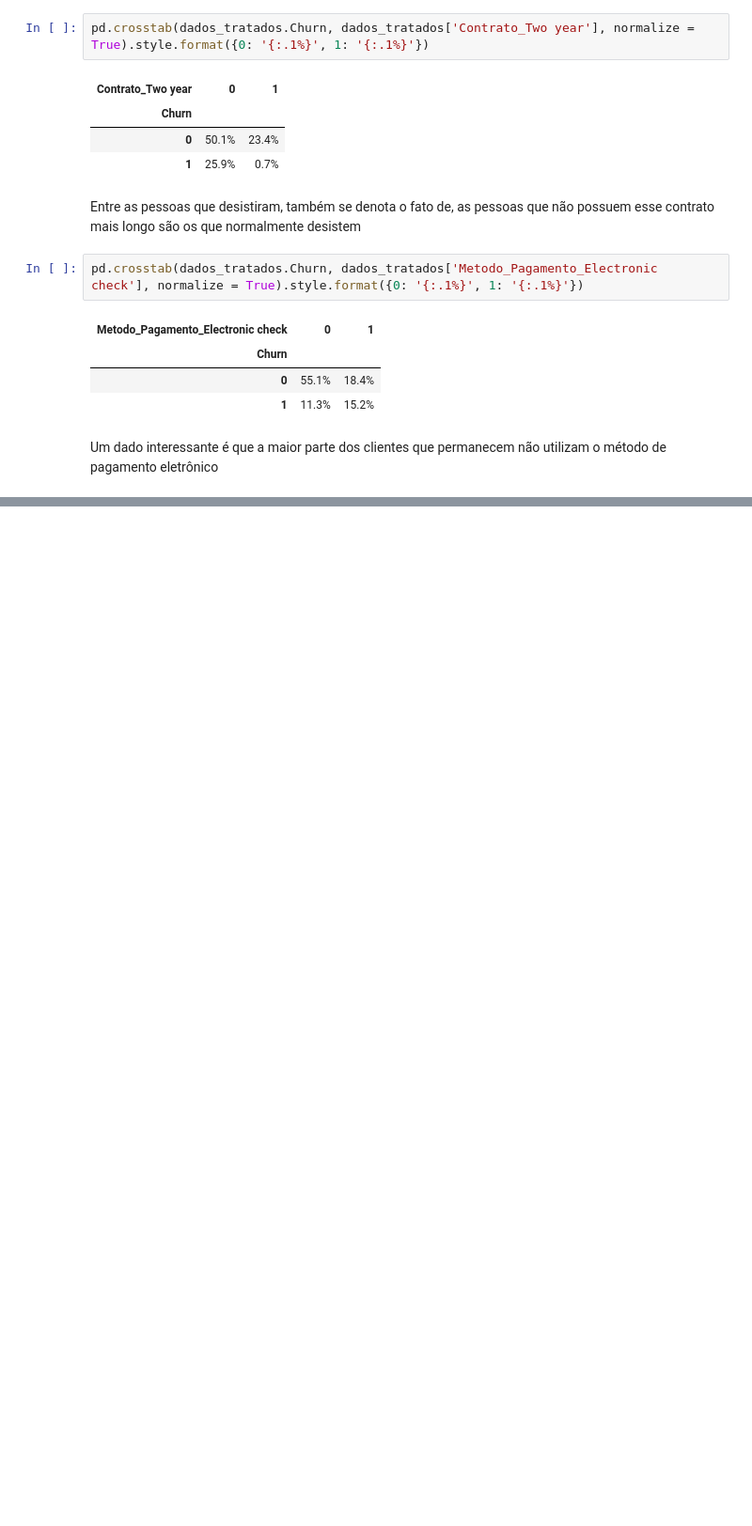
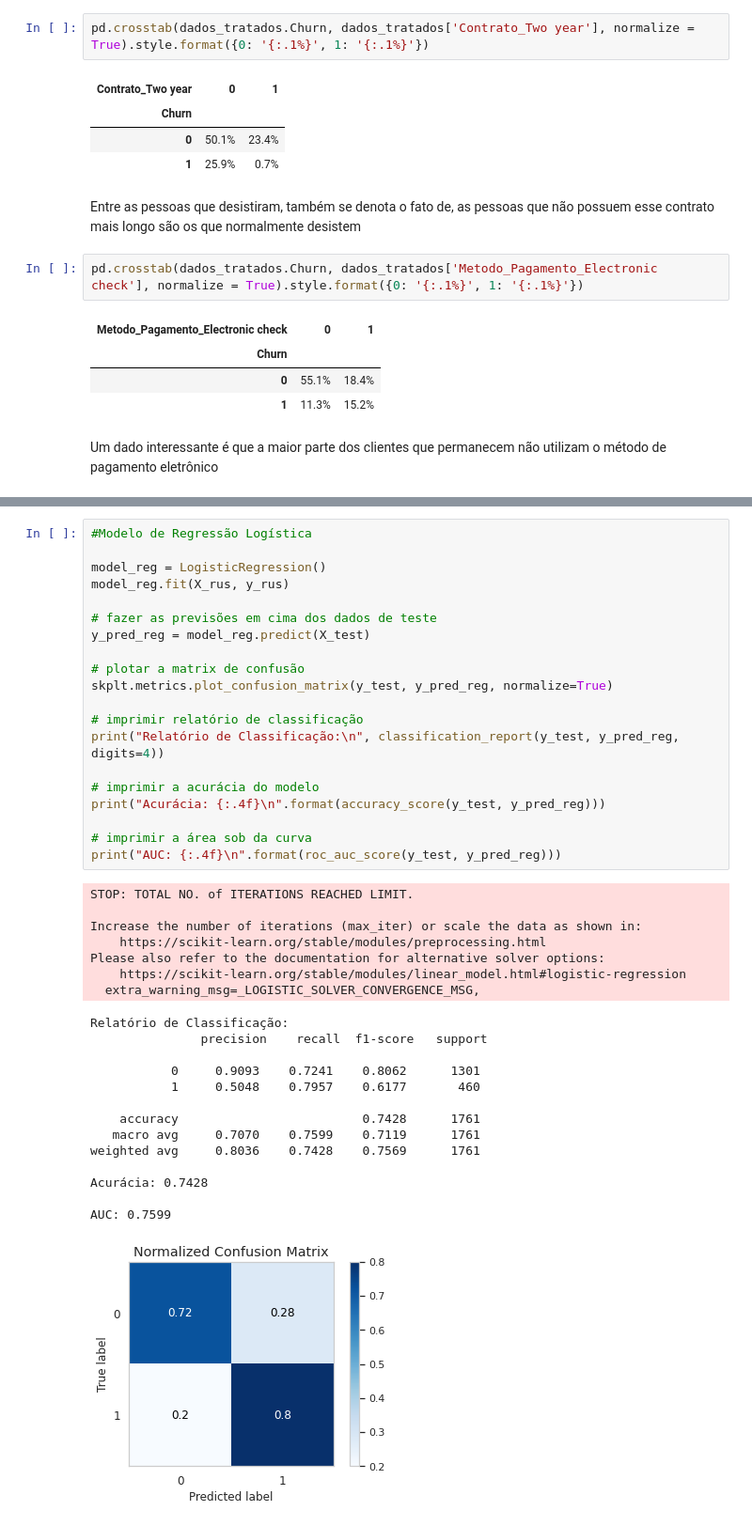
Before and after one commit to LucasdgRibeiro/Challenge-Data-Science-Alura, a Jupyter notebook: ChurndeClientes.ipynb, the cells around one changed output, grey strips where cells are left out. Shown at 94% size. Cells and saved outputs as stored; diff of their text form; blank space fills up the shorter version.

```diff
--- a/ChurndeClientes.ipynb
+++ b/ChurndeClientes.ipynb
@@ -676,0 +795,42 @@ Um dado interessante é que a maior parte dos clientes que permanecem não utili
+# %%
+#Modelo de Regressão Logística
+
+model_reg = LogisticRegression()
+model_reg.fit(X_rus, y_rus)
+
+# fazer as previsões em cima dos dados de teste
+y_pred_reg = model_reg.predict(X_test)
+
+# plotar a matrix de confusão
+skplt.metrics.plot_confusion_matrix(y_test, y_pred_reg, normalize=True)
+
+# imprimir relatório de classificação
+print("Relatório de Classificação:\n", classification_report(y_test, y_pred_reg, digits=4))
+
+# imprimir a acurácia do modelo
+print("Acurácia: {:.4f}\n".format(accuracy_score(y_test, y_pred_reg)))
+
+# imprimir a área sob da curva
+print("AUC: {:.4f}\n".format(roc_auc_score(y_test, y_pred_reg)))
+# %% [output]
+STOP: TOTAL NO. of ITERATIONS REACHED LIMIT.
+
+Increase the number of iterations (max_iter) or scale the data as shown in:
+    https://scikit-learn.org/stable/modules/preprocessing.html
+Please also refer to the documentation for alternative solver options:
+    https://scikit-learn.org/stable/modules/linear_model.html#logistic-regression
+  extra_warning_msg=_LOGISTIC_SOLVER_CONVERGENCE_MSG,
+Relatório de Classificação:
+               precision    recall  f1-score   support
+
+           0     0.9093    0.7241    0.8062      1301
+           1     0.5048    0.7957    0.6177       460
+
+    accuracy                         0.7428      1761
+   macro avg     0.7070    0.7599    0.7119      1761
+weighted avg     0.8036    0.7428    0.7569      1761
+
+Acurácia: 0.7428
+
+AUC: 0.7599
+[figure, added]
```
Also changed, not shown: parts of 33 cells of this notebook.
